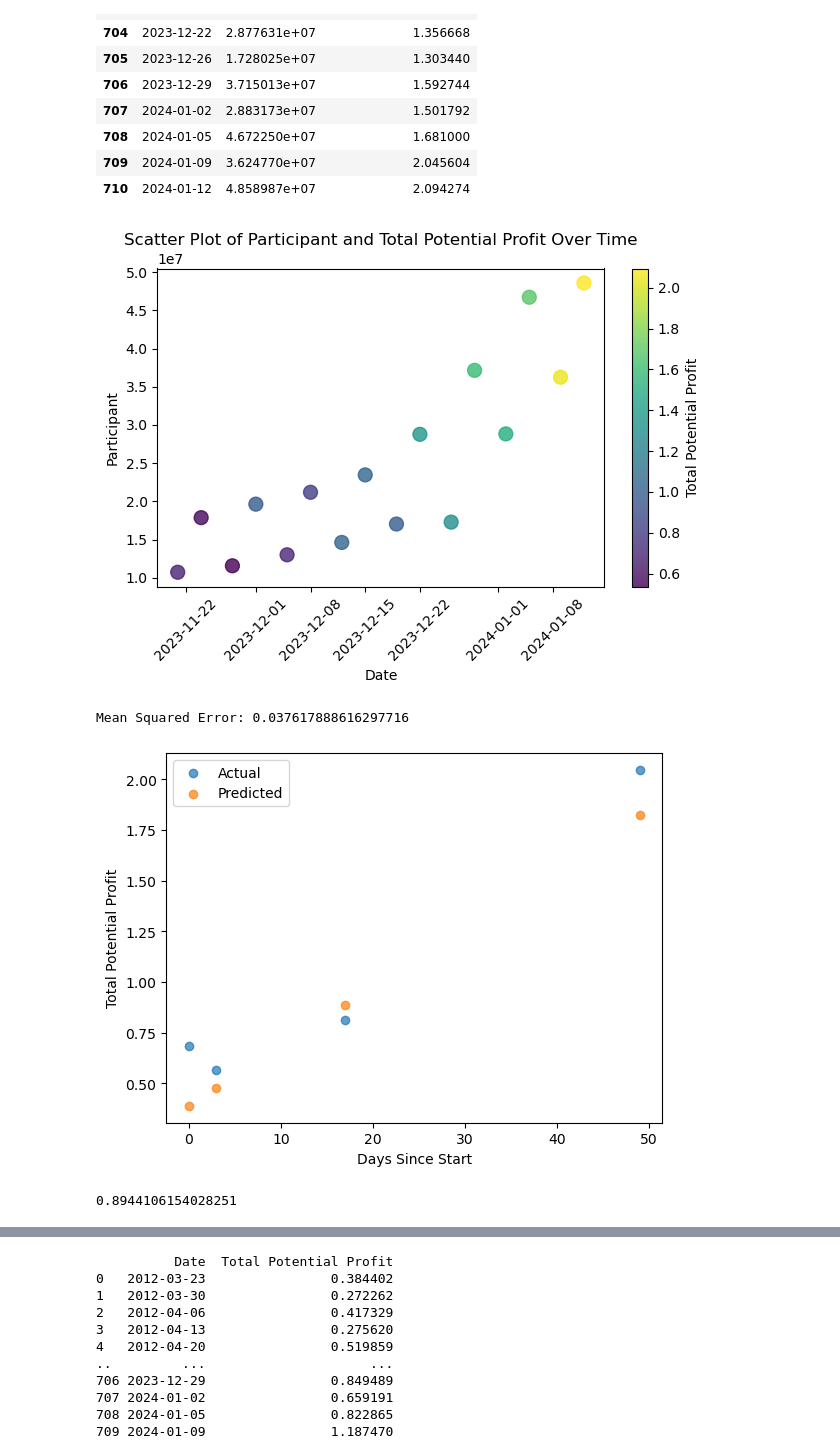
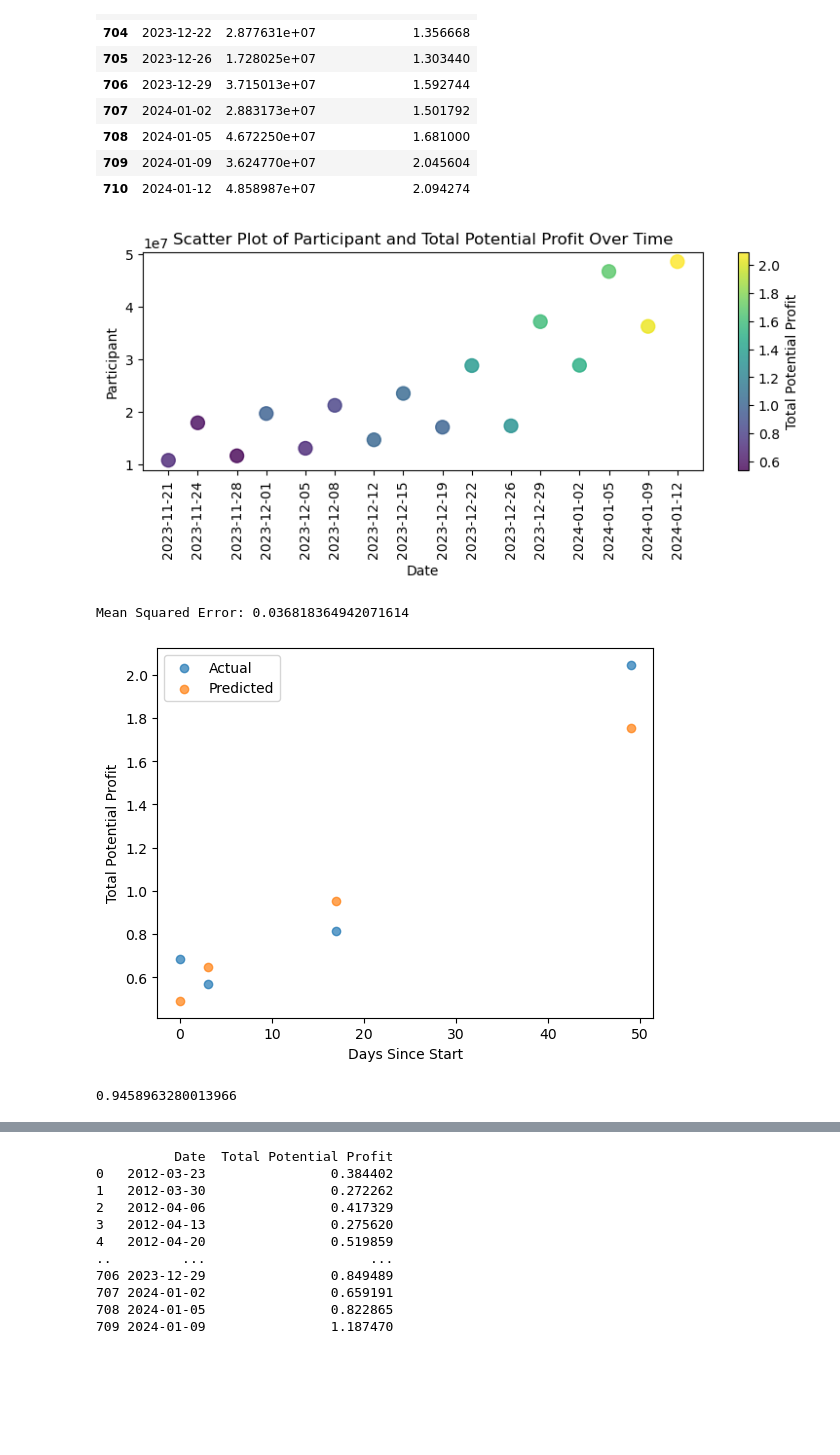
Before and after one commit to berna-ozer/Mid-Project-EuroJackpot-Prediction, a Jupyter notebook: eurojackpot.ipynb, the cells around one changed output, grey strips where cells are left out. Saved outputs shown, nothing was run; the diff lists cells and outputs as text; code cells hidden in the pictures; blank space fills up the shorter version.

```diff
--- a/eurojackpot.ipynb
+++ b/eurojackpot.ipynb
@@ -230,21 +231,22 @@ prediction
 | 709 | 2024-01-09 | 3.624770e+07 | 2.045604 |
 | 710 | 2024-01-12 | 4.858987e+07 | 2.094274 |
 # %%
+plt.figure(figsize=(8, 4))
 plt.scatter(prediction['Date'], prediction['Participant'], c=prediction['Total Potential Profit'], cmap='viridis', s=100, alpha=0.8)
 plt.title('Scatter Plot of Participant and Total Potential Profit Over Time')
 plt.xlabel('Date')
 plt.ylabel('Participant')
 plt.colorbar(label='Total Potential Profit')
-plt.xticks(rotation=45)
+plt.xticks(prediction['Date'],rotation=90)
 plt.tight_layout()
 # %% [output]
-[figure, old version]
+[figure, new version]
 # %%
 # Convert 'Date' to numeric (days since the start date)
 prediction['Date_numeric'] = (prediction['Date'] - prediction['Date'].min()).dt.days
 
 # Split data into features and target
-X = prediction[['Date_numeric']]
+X = prediction[['Date_numeric','Participant']]
 y = prediction['Total Potential Profit']
 
 # Split data into training and testing sets
@@ -271,9 +273,9 @@ plt.show()
 
 result.score(X_train, y_train)
 # %% [output]
-Mean Squared Error: 0.037617888616297716
+Mean Squared Error: 0.036818364942071614
-[figure, old version]
+[figure, new version]
-0.8944106154028251
+0.9458963280013966
 # %%
 # Set the target profit to 3
 target_profit = 3.0
```
Also changed, not shown: parts of 5 cells of this notebook.
